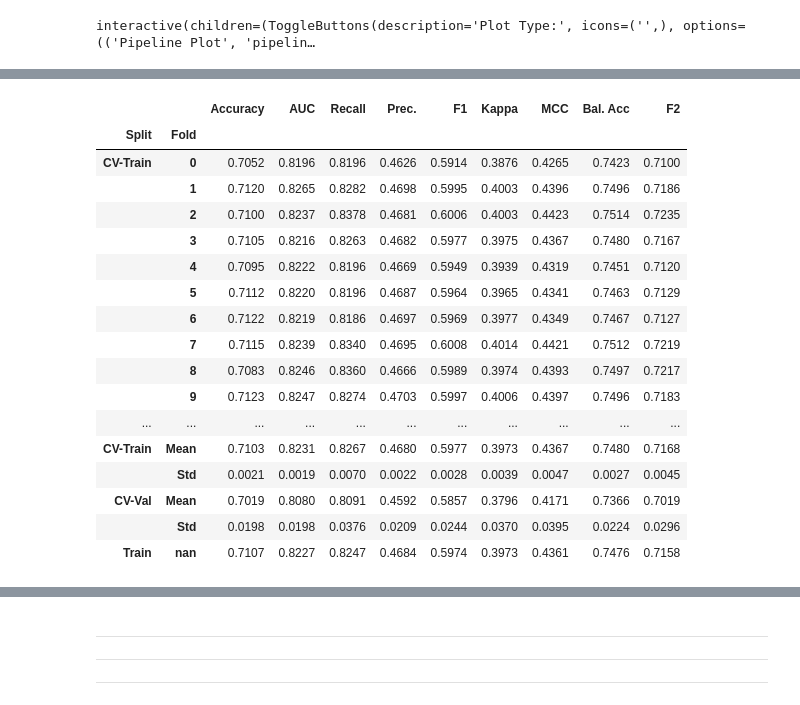
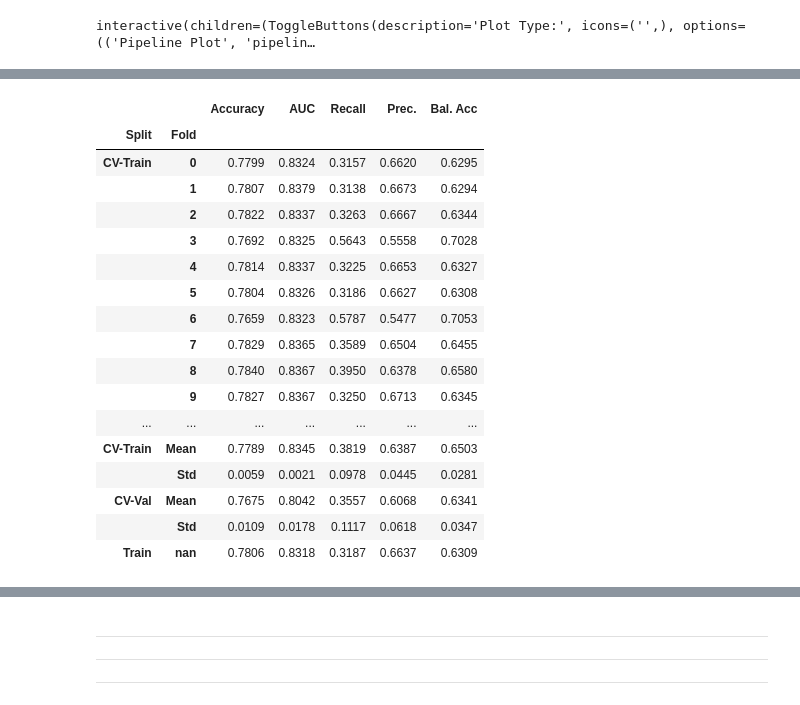
Before and after one commit to fnkhairudin/Hotel-Booking-Demand, a Jupyter notebook: notebooks/1.0.1-fnk-hotel-classification.ipynb, the cells around one changed output, grey strips where cells are left out. Saved outputs shown, nothing was run; the diff lists cells and outputs as text; code cells hidden in the pictures.

```diff
--- a/notebooks/1.0.1-fnk-hotel-classification.ipynb
+++ b/notebooks/1.0.1-fnk-hotel-classification.ipynb
@@ -888,8 +888,10 @@ customePipeline =[
 # %%
 # melakukan initial setup untuk proses modelling dengan pycaret
 from pycaret.classification import *
+from imblearn.over_sampling import RandomOverSampler
 
-cls = setup(
+exp1 = ClassificationExperiment()
+exp1.setup(
     # random_state
     session_id=2020,
 
@@ -917,7 +919,11 @@ cls = setup(
     log_experiment='dagshub',
     log_data=True,
     log_plots=True,
-    experiment_name='hotel booking demand'
+    experiment_name='hotel booking demand',
+
+    # fix_imbalance target menggunakan ROS (RandomOverSampling)
+    fix_imbalance=True,
+    fix_imbalance_method=RandomOverSampler(random_state=22)
 )
 # %% [output]
 |  | Description | Value |
@@ -943,14 +944,14 @@ Upload finished successfully!
 # add balanced_accucary metric
 from sklearn.metrics import balanced_accuracy_score, fbeta_score
 
-add_metric(
+exp1.add_metric(
     'balanced', 'Bal. Acc', balanced_accuracy_score, greater_is_better = True
            )
 
 # remove beberapa metric evaluasi
-remove_metric('F1')
-remove_metric('Kappa')
-remove_metric('MCC')
+exp1.remove_metric('F1')
+exp1.remove_metric('Kappa')
+exp1.remove_metric('MCC')
 # %% [markdown]
 <h3><span style="color:#0ad0f7">Melakukan Benchmark Model</span></h3>
 # %%
@@ -1116,6 +1360,6 @@ Referensi:
 
 Berdasarkan hasil evaluate_model best **probability threshold-nya** adalah **0.27**, namun ketika saya melakukan adjusment secara manual, hasil terbaik yang didapatkan adalah 0.35.
 # %%
-lightgbm = create_model('lightgbm', return_train_score=True, cross_validation=False, objective='binary', probability_threshold=0.28)
+lightgbm = exp1.create_model('lightgbm', return_train_score=True, cross_validation=False, objective='binary')
 # %% [output]
 [interactive output not drawn]
@@ -1128,51 +1371,51 @@ evaluate_model(lightgbm)
 # %% [output]
 interactive(children=(ToggleButtons(description='Plot Type:', icons=('',), options=(('Pipeline Plot', 'pipelin…
 # %%
-parameters = {
-    'learning_rate': [0.11, 0.12, 0.13, 0.14, 0.15],
+parameters_lightgbmv1 = {
+    "learning_rate": [round(i,3) for i in np.arange(0.001, 0.01, 0.001)],
     'n_estimators': [50, 100, 200, 300, 400],
     'num_leaves': [10, 20, 30, 31],
     'boosting_type' : ['gbdt', 'dart', 'rf'],
     'max_depth': [1,3,5,7,9],
     'min_child_samples': [10, 20, 30],
     'reg_alpha': [0.0, 0.1, 0.5],
     'reg_lambda': [0.0, 0.1, 0.5],
     'colsample_bytree': [0.7, 0.8, 0.9, 1.0]
 
 
     # 'subsample': [0.8, 0.9, 1.0],
     # 'colsample_bytree': [0.8, 0.9, 1.0],
     # 'min_split_gain': [0.0, 0.1, 0.5],
     # 'subsample_freq': [0, 5, 10],
 }
 
-tuned_model_lightgbm = tune_model(
+tuned_model_lightgbmv1 = exp1.tune_model(
                 lightgbm,
                 optimize='Bal. Acc',
                 choose_better=True,
-                n_iter=20,
+                n_iter=30,
                 search_algorithm='random',
                 search_library='scikit-learn',
-                custom_grid=parameters,
+                custom_grid=parameters_lightgbmv1,
                 return_train_score=True
                     )
 # %% [output]
 [interactive output not drawn]
-|  |  | Accuracy | AUC | Recall | Prec. | F1 | Kappa | MCC | Bal. Acc | F2 |
-| Split | Fold |  |  |  |  |  |  |  |  |  |
-| CV-Train | 0 | 0.7052 | 0.8196 | 0.8196 | 0.4626 | 0.5914 | 0.3876 | 0.4265 | 0.7423 | 0.7100 |
-|  | 1 | 0.7120 | 0.8265 | 0.8282 | 0.4698 | 0.5995 | 0.4003 | 0.4396 | 0.7496 | 0.7186 |
-|  | 2 | 0.7100 | 0.8237 | 0.8378 | 0.4681 | 0.6006 | 0.4003 | 0.4423 | 0.7514 | 0.7235 |
-|  | 3 | 0.7105 | 0.8216 | 0.8263 | 0.4682 | 0.5977 | 0.3975 | 0.4367 | 0.7480 | 0.7167 |
-|  | 4 | 0.7095 | 0.8222 | 0.8196 | 0.4669 | 0.5949 | 0.3939 | 0.4319 | 0.7451 | 0.7120 |
-|  | 5 | 0.7112 | 0.8220 | 0.8196 | 0.4687 | 0.5964 | 0.3965 | 0.4341 | 0.7463 | 0.7129 |
-|  | 6 | 0.7122 | 0.8219 | 0.8186 | 0.4697 | 0.5969 | 0.3977 | 0.4349 | 0.7467 | 0.7127 |
-|  | 7 | 0.7115 | 0.8239 | 0.8340 | 0.4695 | 0.6008 | 0.4014 | 0.4421 | 0.7512 | 0.7219 |
-|  | 8 | 0.7083 | 0.8246 | 0.8360 | 0.4666 | 0.5989 | 0.3974 | 0.4393 | 0.7497 | 0.7217 |
-|  | 9 | 0.7123 | 0.8247 | 0.8274 | 0.4703 | 0.5997 | 0.4006 | 0.4397 | 0.7496 | 0.7183 |
-| ... | ... | ... | ... | ... | ... | ... | ... | ... | ... | ... |
-| CV-Train | Mean | 0.7103 | 0.8231 | 0.8267 | 0.4680 | 0.5977 | 0.3973 | 0.4367 | 0.7480 | 0.7168 |
-|  | Std | 0.0021 | 0.0019 | 0.0070 | 0.0022 | 0.0028 | 0.0039 | 0.0047 | 0.0027 | 0.0045 |
-| CV-Val | Mean | 0.7019 | 0.8080 | 0.8091 | 0.4592 | 0.5857 | 0.3796 | 0.4171 | 0.7366 | 0.7019 |
-|  | Std | 0.0198 | 0.0198 | 0.0376 | 0.0209 | 0.0244 | 0.0370 | 0.0395 | 0.0224 | 0.0296 |
-| Train | nan | 0.7107 | 0.8227 | 0.8247 | 0.4684 | 0.5974 | 0.3973 | 0.4361 | 0.7476 | 0.7158 |
+|  |  | Accuracy | AUC | Recall | Prec. | Bal. Acc |
+| Split | Fold |  |  |  |  |  |
+| CV-Train | 0 | 0.7799 | 0.8324 | 0.3157 | 0.6620 | 0.6295 |
+|  | 1 | 0.7807 | 0.8379 | 0.3138 | 0.6673 | 0.6294 |
+|  | 2 | 0.7822 | 0.8337 | 0.3263 | 0.6667 | 0.6344 |
+|  | 3 | 0.7692 | 0.8325 | 0.5643 | 0.5558 | 0.7028 |
+|  | 4 | 0.7814 | 0.8337 | 0.3225 | 0.6653 | 0.6327 |
+|  | 5 | 0.7804 | 0.8326 | 0.3186 | 0.6627 | 0.6308 |
+|  | 6 | 0.7659 | 0.8323 | 0.5787 | 0.5477 | 0.7053 |
+|  | 7 | 0.7829 | 0.8365 | 0.3589 | 0.6504 | 0.6455 |
+|  | 8 | 0.7840 | 0.8367 | 0.3950 | 0.6378 | 0.6580 |
+|  | 9 | 0.7827 | 0.8367 | 0.3250 | 0.6713 | 0.6345 |
+| ... | ... | ... | ... | ... | ... | ... |
+| CV-Train | Mean | 0.7789 | 0.8345 | 0.3819 | 0.6387 | 0.6503 |
+|  | Std | 0.0059 | 0.0021 | 0.0978 | 0.0445 | 0.0281 |
+| CV-Val | Mean | 0.7675 | 0.8042 | 0.3557 | 0.6068 | 0.6341 |
+|  | Std | 0.0109 | 0.0178 | 0.1117 | 0.0618 | 0.0347 |
+| Train | nan | 0.7806 | 0.8318 | 0.3187 | 0.6637 | 0.6309 |
```
Also changed, not shown: parts of 41 cells of this notebook, 2 other files.
